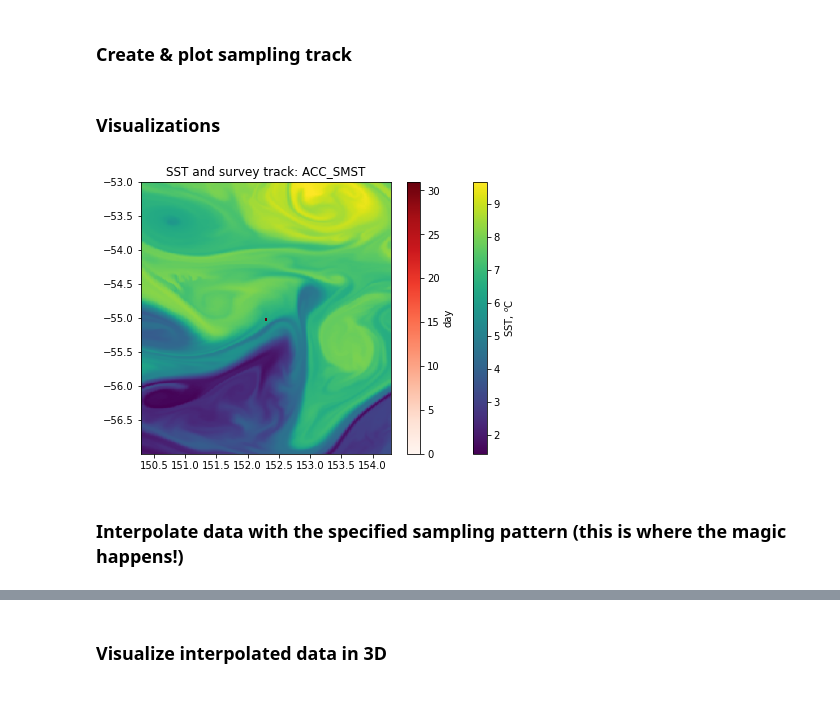
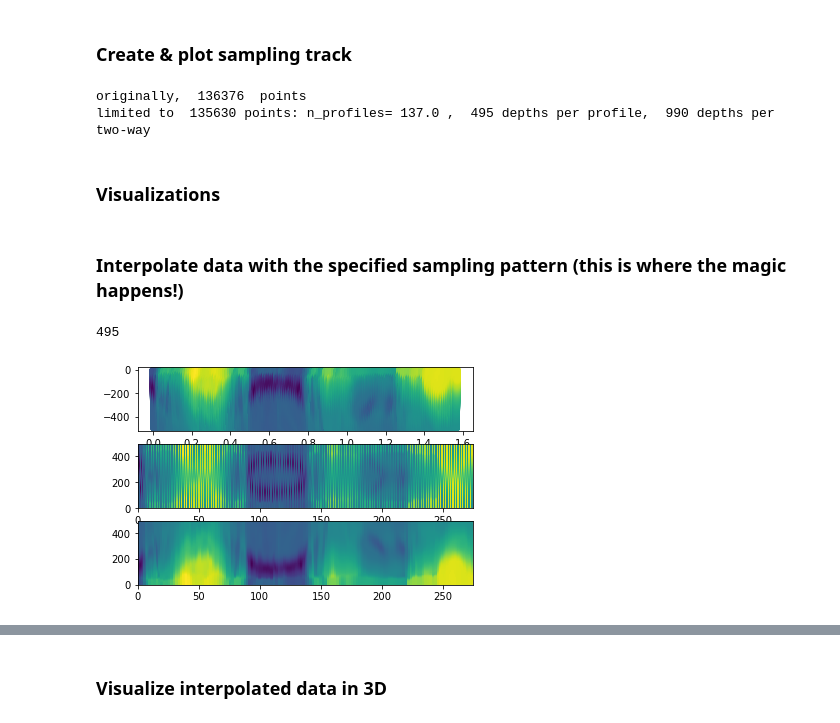
Before and after one commit to kdrushka/model-subsampling, a Jupyter notebook: testing/osse_code.ipynb, the cells around one changed output, grey strips where cells are left out. Cells and saved outputs as stored; diff of their text form; code cells hidden in the pictures.

Commit message:
troubleshoot regridding

```diff
--- a/testing/osse_code.ipynb
+++ b/testing/osse_code.ipynb
@@ -41,6 +41,7 @@ RegionName = 'ACC_SMST'
 # specify date range as start date & number of days.
 start_date = datetime.date(2012,1,1)
 ndays = 31
+ndays = 2
 
 # directory where data files are stored
 # datadir = './data/' # default is ./data
@@ -98,15 +99,22 @@ Y = ds.YC.isel(time=0)
 # %%
 del sys.modules['osse_tools']
 from osse_tools import download_llc4320_data, compute_derived_fields, get_survey_track, survey_interp
-sampling_details['SAMPLING_STRATEGY']='sim_glider'
-sampling_details['SAMPLING_STRATEGY']='sim_mooring'
+# sampling_details['SAMPLING_STRATEGY']='sim_glider'
+# sampling_details['SAMPLING_STRATEGY']='sim_mooring'
 # *** can't change sampling_details here :(
 # sampling_details['zmooring_TS'] = [-0.5]
 # sampling_details['xmooring'] = [ds.XC.sel(i=0,j=0,time=0).values]
 # sampling_details['ymooring'] = [ds.YC.sel(i=0,j=0,time=0).values]
 
-
+sampling_details = {
+    'SAMPLING_STRATEGY' : 'sim_uctd', # options: sim_glider, sim_uctd or trajectory_file.add: mooring, ASV
+    'PATTERN' : 'lawnmower', # back-forth or lawnmower
+    'AT_END' : 'repeat' # behaviour at and of trajectory: 'reverse', 'repeat' or 'terminate'. (could also 'restart'?)
+}
 survey_track, survey_indices, sampling_parameters = get_survey_track(ds, sampling_details)
+# %% [output]
+originally,  136376  points
+limited to  135630 points: n_profiles= 137.0 ,  495 depths per profile,  990 depths per two-way
 # %% [markdown]
 ### Visualizations
 # %%
@@ -119,11 +127,56 @@ plt.title('SST and survey track: ' + RegionName)
 plt.colorbar(ssto).set_label('SST, $^o$C')
 plt.colorbar(tracko).set_label('day')
 plt.show()
-# %% [output]
-[figure, removed]
 # %% [markdown]
 ### Interpolate data with the specified sampling pattern (this is where the magic happens!)
 # %%
 del sys.modules['osse_tools']
 from osse_tools import download_llc4320_data, compute_derived_fields, get_survey_track, survey_interp
 sdata, sh_true = survey_interp(ds, survey_track, survey_indices)
+# %%
+zgr = np.unique(sdata.dep.data)
+len(zgr)
+# %% [output]
+495
+# %%
+# regrid the data in a clunky way, by first extracting each variable from dataarray => np array
+# then reshaping - works
+# then flipping every second column
+
+# - for troubleshooting - do dep:
+# vbl = 'dep'
+# this_var = sdata[vbl].data.copy()
+
+vbl = 'Theta'
+this_var = sdata[vbl].data.compute().copy()
+
+# need to figure out the actual times associated with profiles!
+tgr = np.arange(survey_track.n_profiles.values)
+nt = len(tgr)*2 # *** the *2 accounts for the fact that z are down/up, so there are actually twice as many profiles!!!
+# nz is the number of depths
+zgr = np.unique(sdata.dep.data)
+nz = int(len(zgr))
+# nz = int(len(sdata.dep)/nt) # also works
+
+# reshape
+this_var_reshape = np.reshape(this_var,(nz,nt), order='F') # fortran order is important!
+this_var_fix = this_var_reshape.copy()
+# * every second column: flip the data upside down so that upcasts go from top to bottom
+this_var_fix[:,1::2] = this_var_fix[-1::-1,1::2]
+
+
+ax = plt.subplot(311)
+plt.scatter(sdata.time.data,sdata.dep.data,c=this_var)
+# plt.xlim([0, 0.2])
+
+ax = plt.subplot(312)
+plt.pcolor(this_var_reshape)
+# xl=[0,10]
+# plt.xlim(xl)
+
+ax = plt.subplot(313)
+plt.pcolor(this_var_fix)
+# plt.xlim(xl)
+plt.show()
+# %% [output]
+[figure, added]
```
Also changed, not shown: parts of 29 cells of this notebook, 1 other file.
